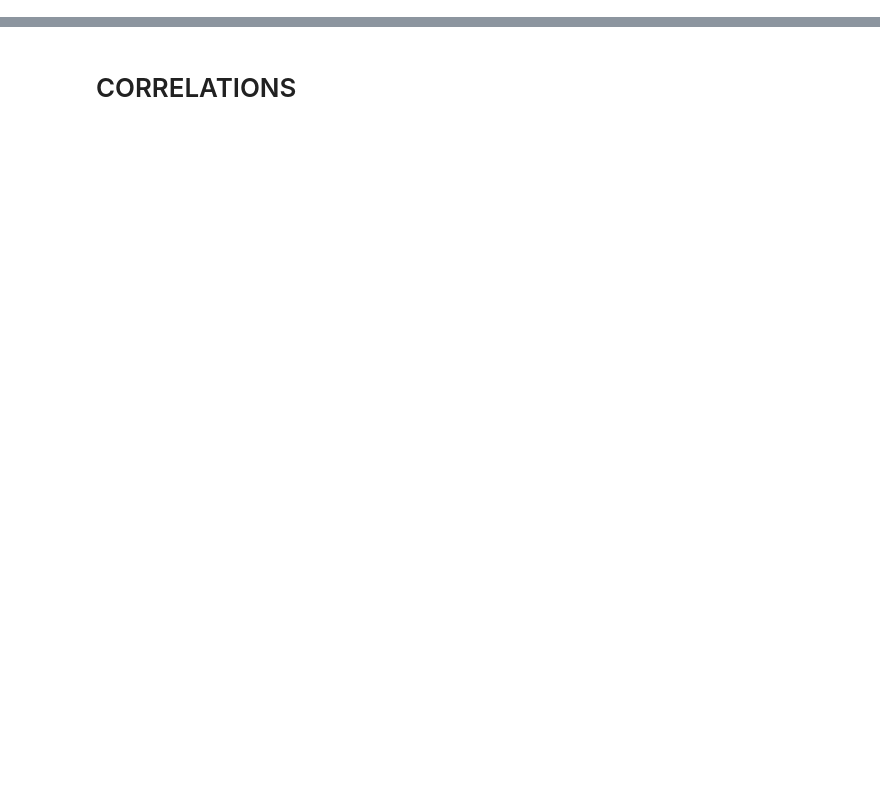
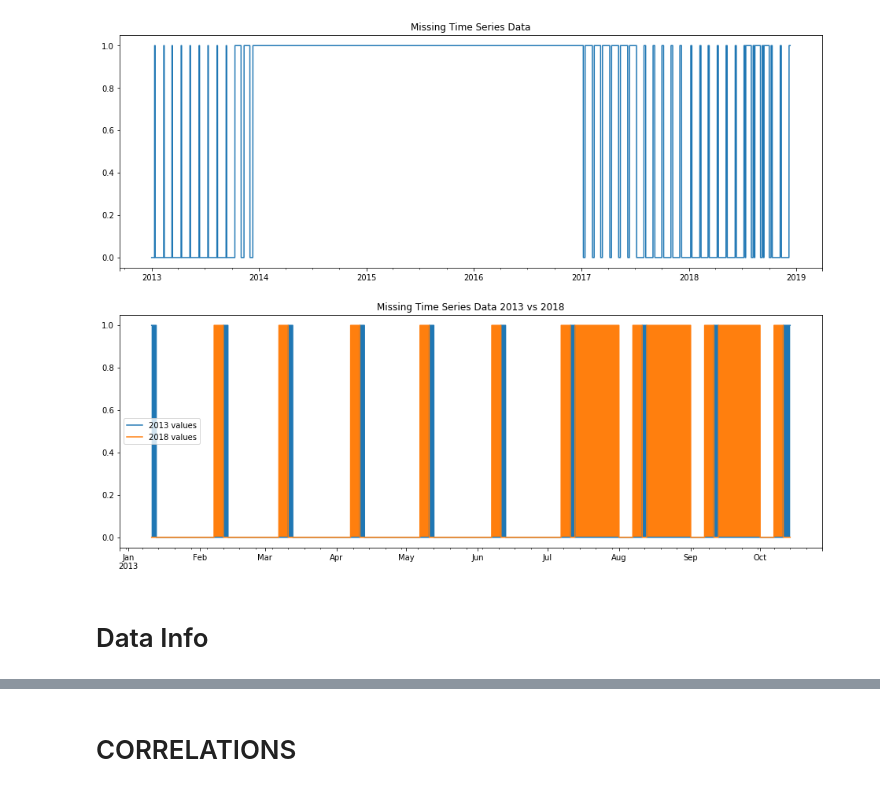
Before and after one commit to etnberz/enedis, a Jupyter notebook: notebooks/EDA.ipynb, the cells around one changed output, grey strips where cells are left out. Cells and saved outputs as stored; diff of their text form; code cells hidden in the pictures; blank space fills up the shorter version.

Commit message:
Missing Data problem resolution in EDA notebook

```diff
--- a/notebooks/EDA.ipynb
+++ b/notebooks/EDA.ipynb
@@ -111,3 +10,27 @@ train.describe()
+# %%
+#duree = list(pd.date_range(start="2013-01-01 00:00", end="2018-12-10 23:30", freq='0.5H').normalize())
+#duree = pd.Series([1 if ind in list(train.index) else 0 for ind in duree], index=duree, name='Inter')
+
+miss = pd.Series.from_csv('miss_data.csv', index_col=0, header=None)
+miss_2013 = miss['2013-01-11':"2013-10-13"].copy()
+miss_2018 = miss['2018-01-11':"2018-10-13"].copy()
+miss_2018.index = miss_2013.index
+
+plt.figure(figsize=(16,12))
+plt.subplot(211)
+plt.title('Missing Time Series Data')
+miss.plot()
+plt.subplot(212)
+plt.title('Missing Time Series Data 2013 vs 2018')
+miss_2013.plot(legend=True, label='2013 values')
+plt.fill_between(miss_2013.index, 0, miss_2013)
+miss_2018.plot(legend=True, label='2018 values')
+plt.fill_between(miss_2018.index, 0, miss_2018)
+plt.show()
+# %% [output]
+[figure, added]
+# %% [markdown]
+# Data Info
 # %%
 train.info()
 # %% [output]
```
Also changed, not shown: parts of 42 cells of this notebook, 2 other files.
